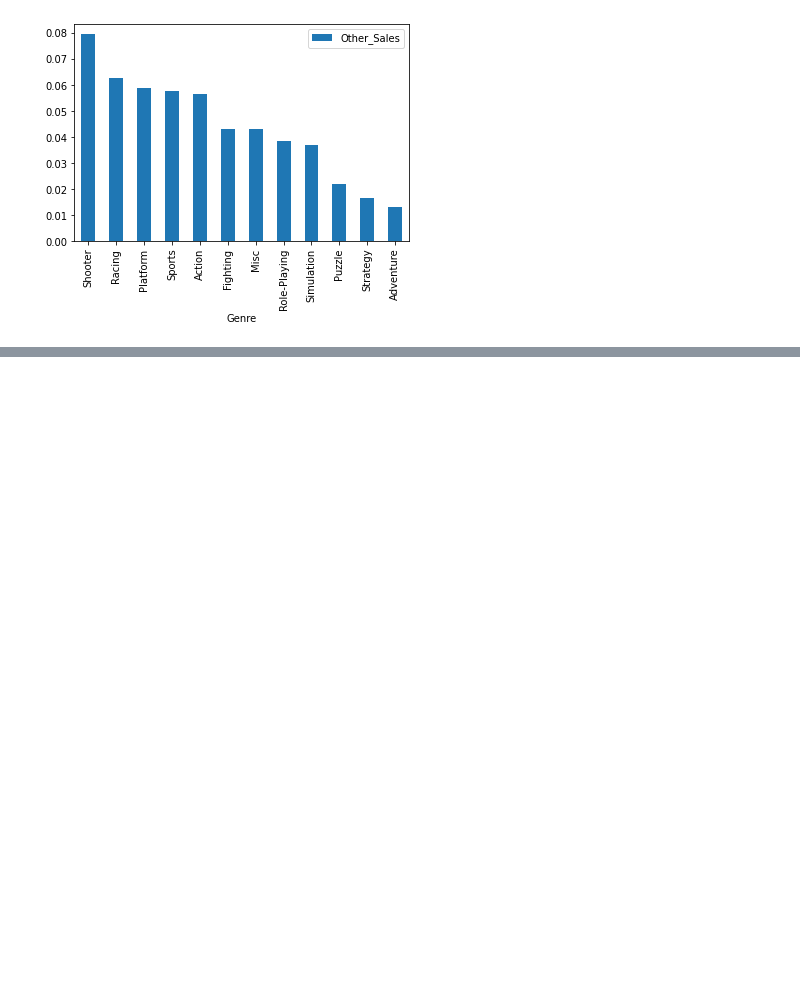
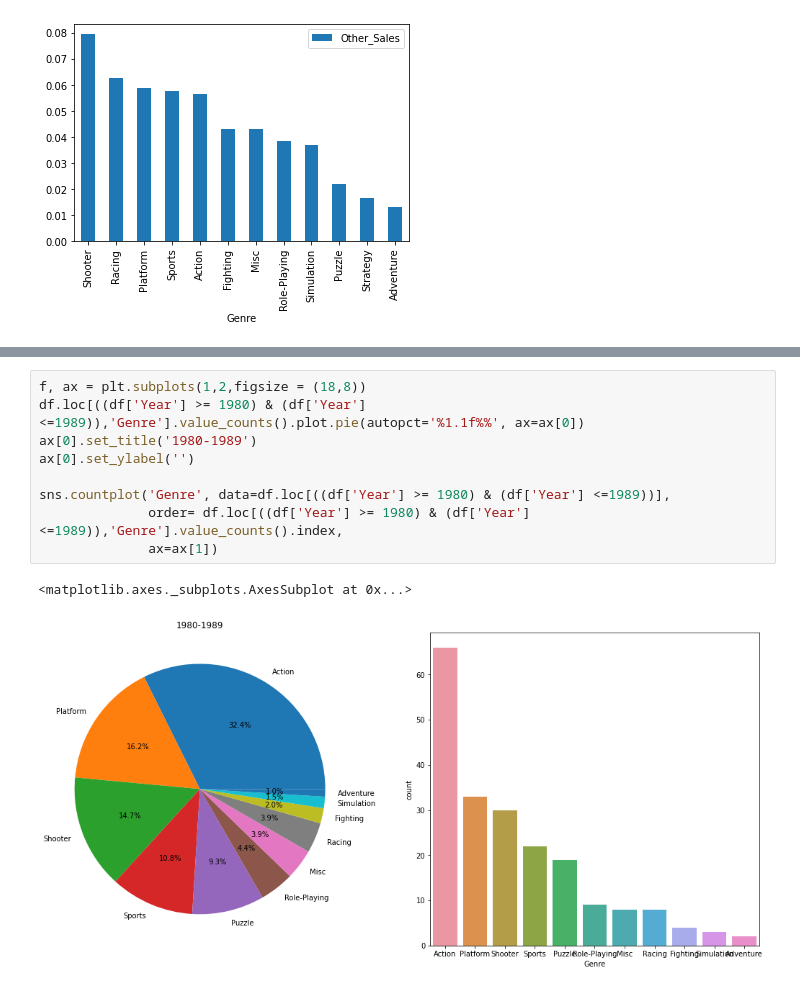
Before and after one commit to seokhee516/Game-Planning-Project, a Jupyter notebook: game.ipynb, the cells around one changed output, grey strips where cells are left out. Cells and saved outputs as stored; diff of their text form; blank space fills up the shorter version.

```diff
--- a/game.ipynb
+++ b/game.ipynb
@@ -169,0 +186,12 @@ df[['Genre','Other_Sales']].groupby(['Genre'], as_index=True).mean().sort_values
+# %%
+f, ax = plt.subplots(1,2,figsize = (18,8))
+df.loc[((df['Year'] >= 1980) & (df['Year'] <=1989)),'Genre'].value_counts().plot.pie(autopct='%1.1f%%', ax=ax[0])
+ax[0].set_title('1980-1989')
+ax[0].set_ylabel('')
+
+sns.countplot('Genre', data=df.loc[((df['Year'] >= 1980) & (df['Year'] <=1989))],
+              order= df.loc[((df['Year'] >= 1980) & (df['Year'] <=1989)),'Genre'].value_counts().index,
+              ax=ax[1])
+# %% [output]
+<matplotlib.axes._subplots.AxesSubplot at 0x...>
+[figure, added]
```
Also changed, not shown: parts of 63 cells of this notebook.
